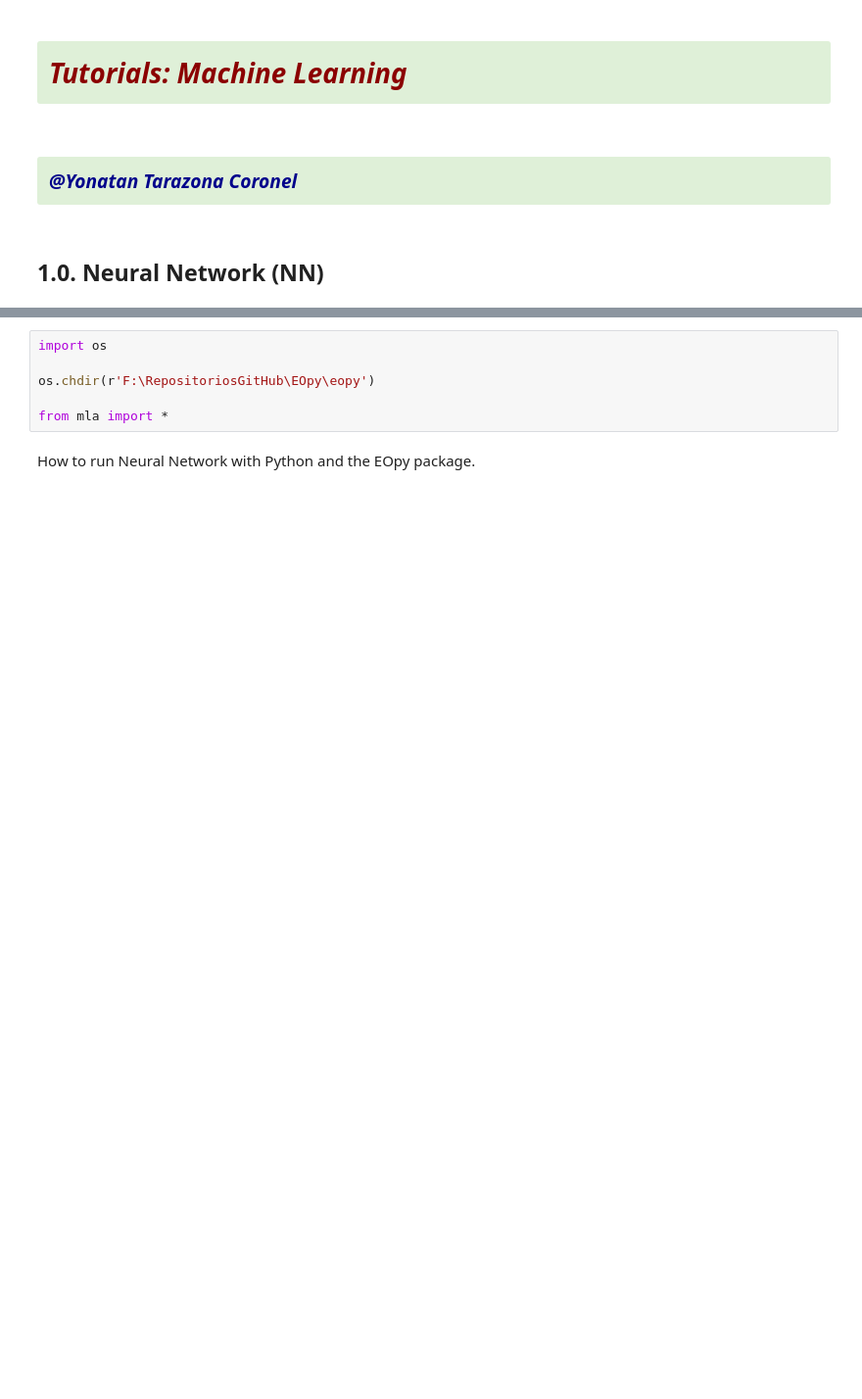
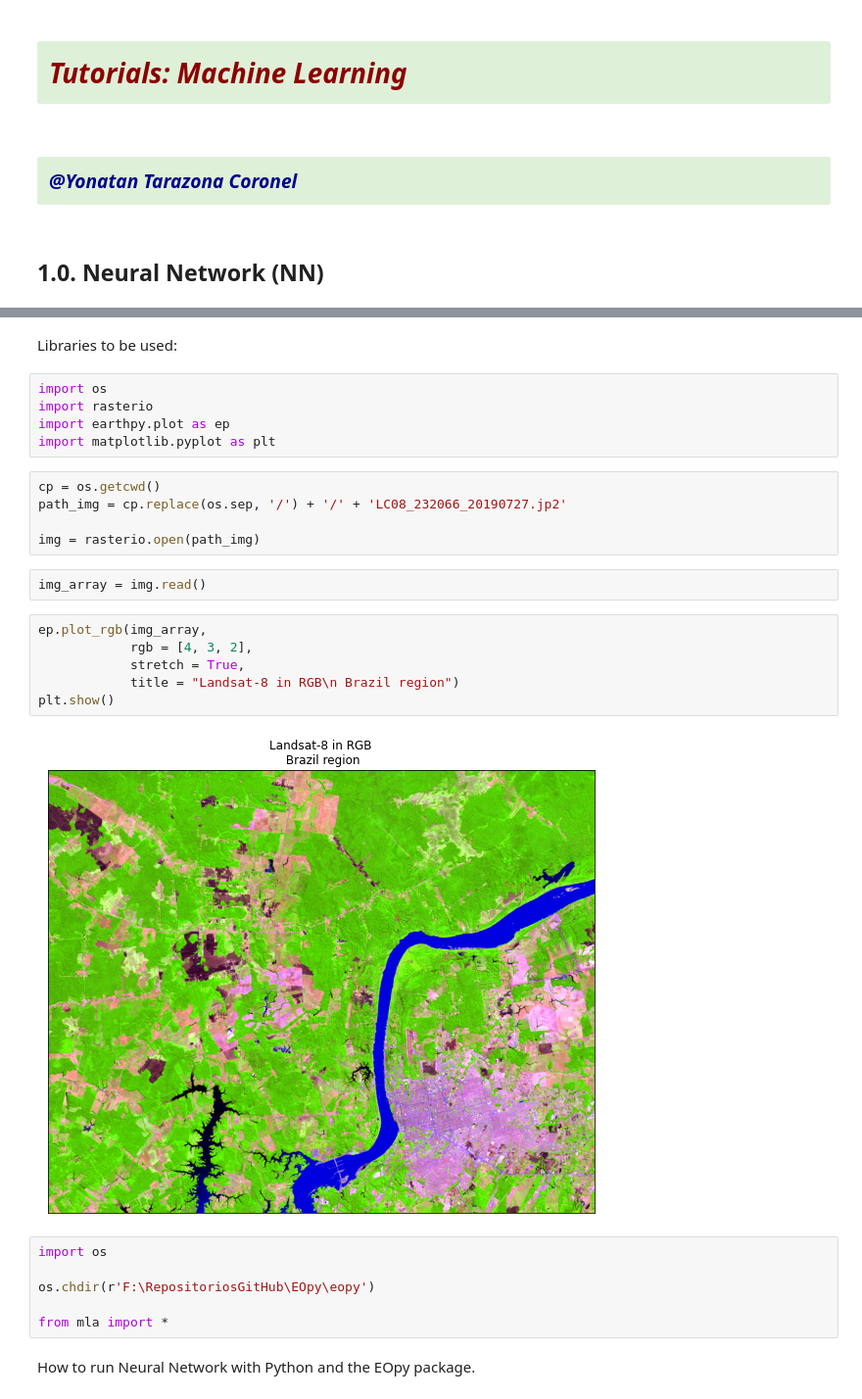
Before and after one commit to ytarazona/scikit-eo, a Jupyter notebook: examples/notebooks/01. Machine learning.ipynb, the cells around one changed output, grey strips where cells are left out. Shown: that part at 98% size. Drawn from its saved outputs; the diff is of its cells as text; blank space fills up the shorter version.

```diff
--- a/examples/notebooks/01. Machine learning.ipynb
+++ b/examples/notebooks/01. Machine learning.ipynb
@@ -12,3 +33,25 @@ La sentencia print también funciona con enteros:
+# %% [markdown]
+Libraries to be used:
+# %%
+import os
+import rasterio
+import earthpy.plot as ep
+import matplotlib.pyplot as plt
+# %%
+cp = os.getcwd()
+path_img = cp.replace(os.sep, '/') + '/' + 'LC08_232066_20190727.jp2'
+
+img = rasterio.open(path_img)
+# %%
+img_array = img.read()
+# %%
+ep.plot_rgb(img_array,
+            rgb = [4, 3, 2],
+            stretch = True,
+            title = "Landsat-8 in RGB\n Brazil region")
+plt.show()
+# %% [output]
+[figure, added]
 # %%
 import os
 
```
Also changed, not shown: parts of 10 cells of this notebook.
